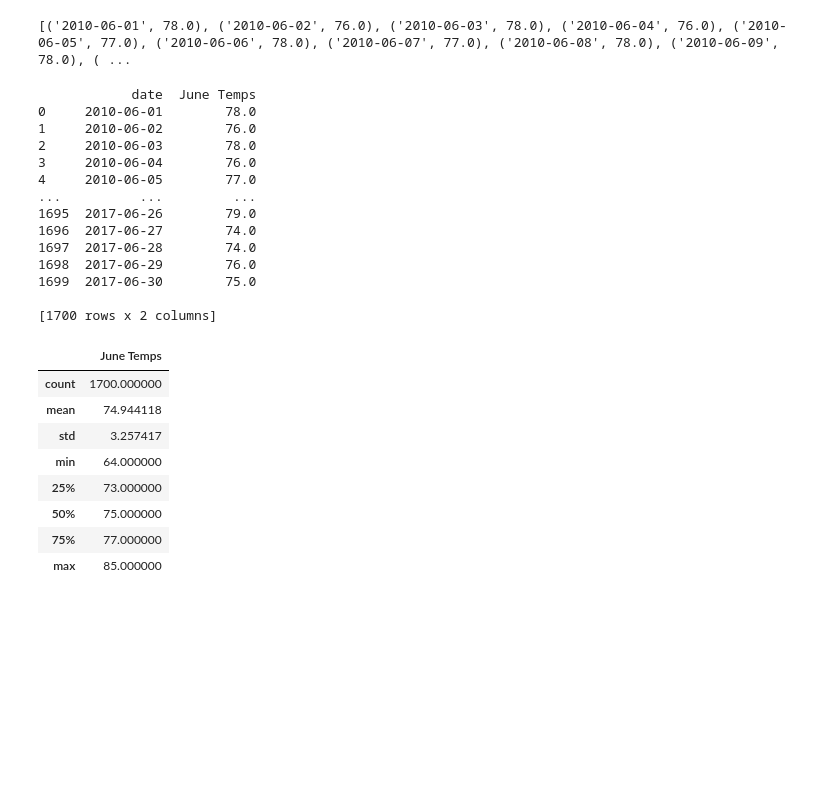
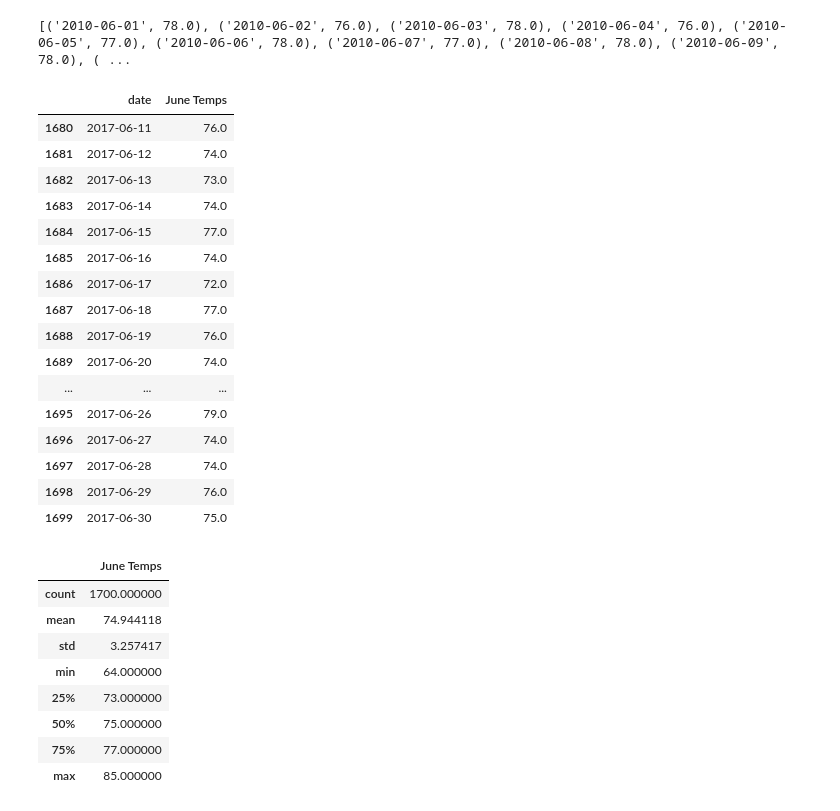
Before and after one commit to KMontero606/surfs_up, a Jupyter notebook: SurfsUp_Challenge.ipynb, the cells around one changed output. Cells and saved outputs as stored; diff of their text form; code cells hidden in the pictures; blank space fills up the shorter version.

```diff
--- a/SurfsUp_Challenge.ipynb
+++ b/SurfsUp_Challenge.ipynb
@@ -54,22 +54,25 @@ print(results)
 # %%
 # 4. Create a DataFrame from the list of temperatures for the month of June.
 June_df = pd.DataFrame(results, columns=['date', 'June Temps'])
-print(June_df)
+June_df.tail(20)
 # %% [output]
-            date  June Temps
-0     2010-06-01        78.0
-1     2010-06-02        76.0
-2     2010-06-03        78.0
-3     2010-06-04        76.0
-4     2010-06-05        77.0
-...          ...         ...
-1695  2017-06-26        79.0
-1696  2017-06-27        74.0
-1697  2017-06-28        74.0
-1698  2017-06-29        76.0
-1699  2017-06-30        75.0
-
-[1700 rows x 2 columns]
+|  | date | June Temps |
+| 1680 | 2017-06-11 | 76.0 |
+| 1681 | 2017-06-12 | 74.0 |
+| 1682 | 2017-06-13 | 73.0 |
+| 1683 | 2017-06-14 | 74.0 |
+| 1684 | 2017-06-15 | 77.0 |
+| 1685 | 2017-06-16 | 74.0 |
+| 1686 | 2017-06-17 | 72.0 |
+| 1687 | 2017-06-18 | 77.0 |
+| 1688 | 2017-06-19 | 76.0 |
+| 1689 | 2017-06-20 | 74.0 |
+| ... | ... | ... |
+| 1695 | 2017-06-26 | 79.0 |
+| 1696 | 2017-06-27 | 74.0 |
+| 1697 | 2017-06-28 | 74.0 |
+| 1698 | 2017-06-29 | 76.0 |
+| 1699 | 2017-06-30 | 75.0 |
 # %%
 # 5. Calculate and print out the summary statistics for the June temperature DataFrame.
 June_df.describe()
```
Also changed, not shown: parts of 4 cells of this notebook.
